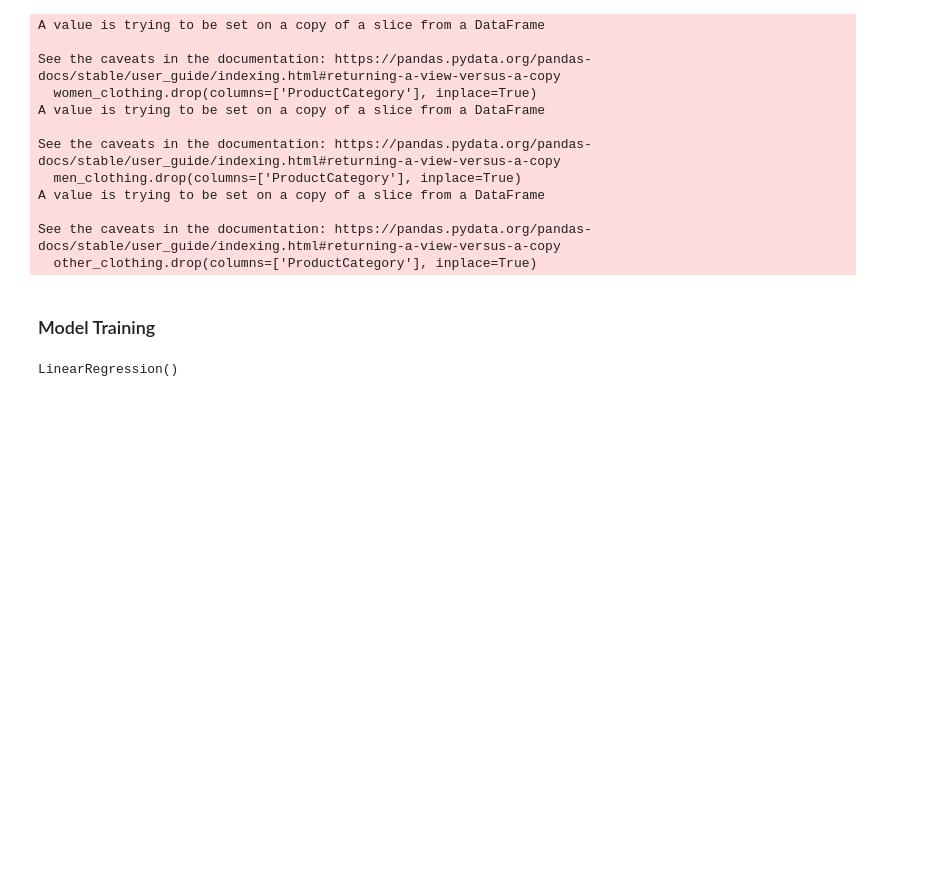
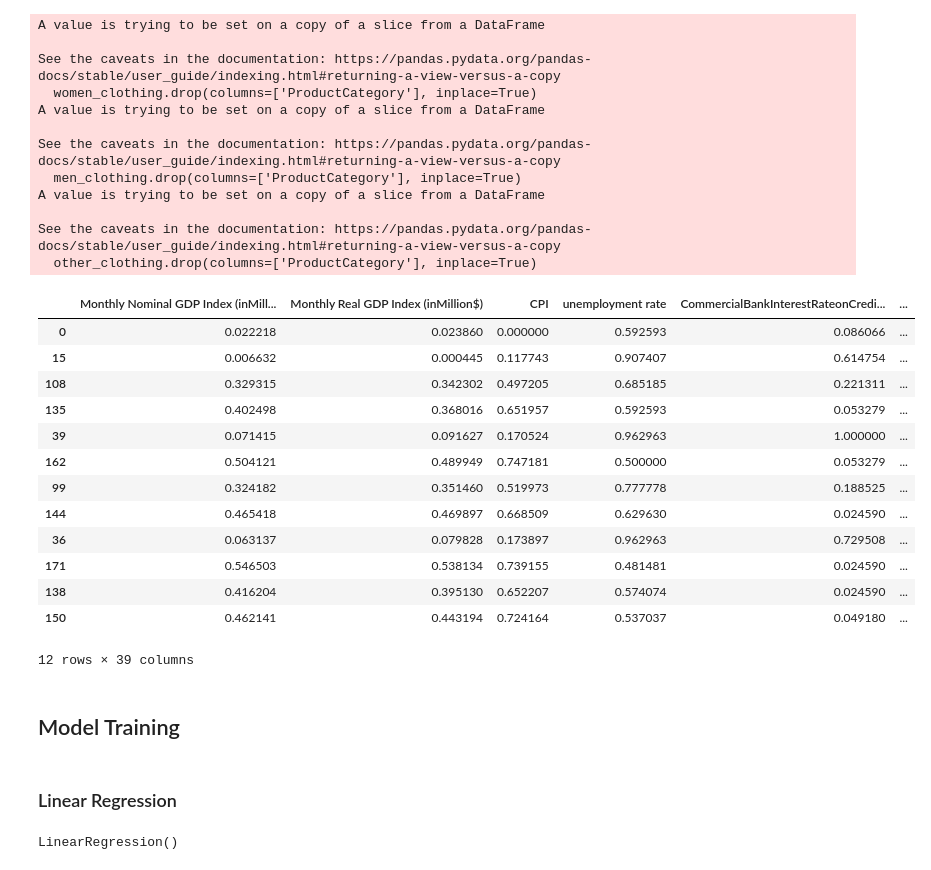
Before and after one commit to abrahamshimelis/walmart-sales-prediction, a Jupyter notebook: notebooks/walmart-sales-prediction.ipynb, the cells around one changed output. Saved outputs shown, nothing was run; the diff lists cells and outputs as text; code cells hidden in the pictures; blank space fills up the shorter version.

```diff
--- a/notebooks/walmart-sales-prediction.ipynb
+++ b/notebooks/walmart-sales-prediction.ipynb
@@ -186,7 +185,7 @@ merged_df.to_csv('../data/clean_data/merged_df.csv')
 ### Prepare Training Data
 # %%
 le = LabelEncoder()
-columns_to_encode = ['WeatherEvent', 'Month']
+columns_to_encode = ['WeatherEvent']
 for column in columns_to_encode:
     merged_df[column] = le.fit_transform(merged_df[column])
 # %%
@@ -228,6 +226,23 @@ women_clothing_X = women_clothing[feature_columns]
 women_clothing_y = women_clothing[target_column]
 
 women_clothing_X_train, women_clothing_X_test, women_clothing_y_train, women_clothing_y_test = train_test_split(women_clothing_X, women_clothing_y, test_size=0.2, random_state=42)
+# %%
+women_clothing_X_test.head(20)
+# %% [output]
+|  | Monthly Nominal GDP Index (inMill... | Monthly Real GDP Index (inMillion$) | CPI | unemployment rate | CommercialBankInterestRateonCredi... | ... |
+| 0 | 0.022218 | 0.023860 | 0.000000 | 0.592593 | 0.086066 | ... |
+| 15 | 0.006632 | 0.000445 | 0.117743 | 0.907407 | 0.614754 | ... |
+| 108 | 0.329315 | 0.342302 | 0.497205 | 0.685185 | 0.221311 | ... |
+| 135 | 0.402498 | 0.368016 | 0.651957 | 0.592593 | 0.053279 | ... |
+| 39 | 0.071415 | 0.091627 | 0.170524 | 0.962963 | 1.000000 | ... |
+| 162 | 0.504121 | 0.489949 | 0.747181 | 0.500000 | 0.053279 | ... |
+| 99 | 0.324182 | 0.351460 | 0.519973 | 0.777778 | 0.188525 | ... |
+| 144 | 0.465418 | 0.469897 | 0.668509 | 0.629630 | 0.024590 | ... |
+| 36 | 0.063137 | 0.079828 | 0.173897 | 0.962963 | 0.729508 | ... |
+| 171 | 0.546503 | 0.538134 | 0.739155 | 0.481481 | 0.024590 | ... |
+| 138 | 0.416204 | 0.395130 | 0.652207 | 0.574074 | 0.024590 | ... |
+| 150 | 0.462141 | 0.443194 | 0.724164 | 0.537037 | 0.049180 | ... |
+12 rows × 39 columns
 # %%
 men_clothing_X = men_clothing[feature_columns]
 men_clothing_y = men_clothing[target_column]
@@ -239,7 +254,9 @@ other_clothing_y = other_clothing[target_column]
 
 other_clothing_X_train, other_clothing_X_test, other_clothing_y_train, other_clothing_y_test = train_test_split(other_clothing_X, other_clothing_y, test_size=0.2, random_state=42)
 # %% [markdown]
-### Model Training
+## Model Training
+# %% [markdown]
+### Linear Regression
 # %%
 women_clothing_lr_model = LinearRegression()
 women_clothing_lr_model.fit(women_clothing_X_train, women_clothing_y_train)
```
Also changed, not shown: parts of 15 cells of this notebook.
